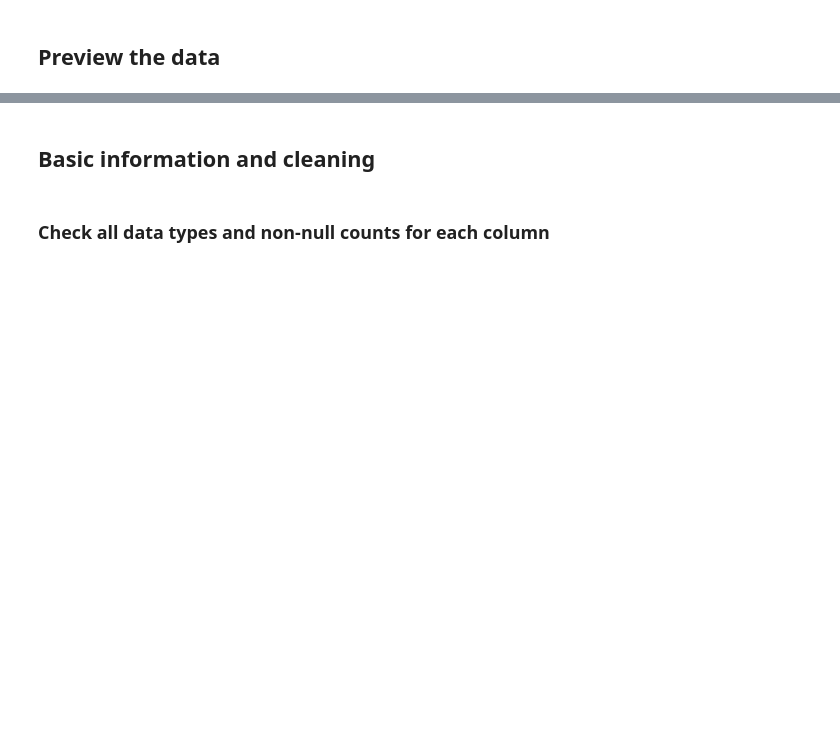
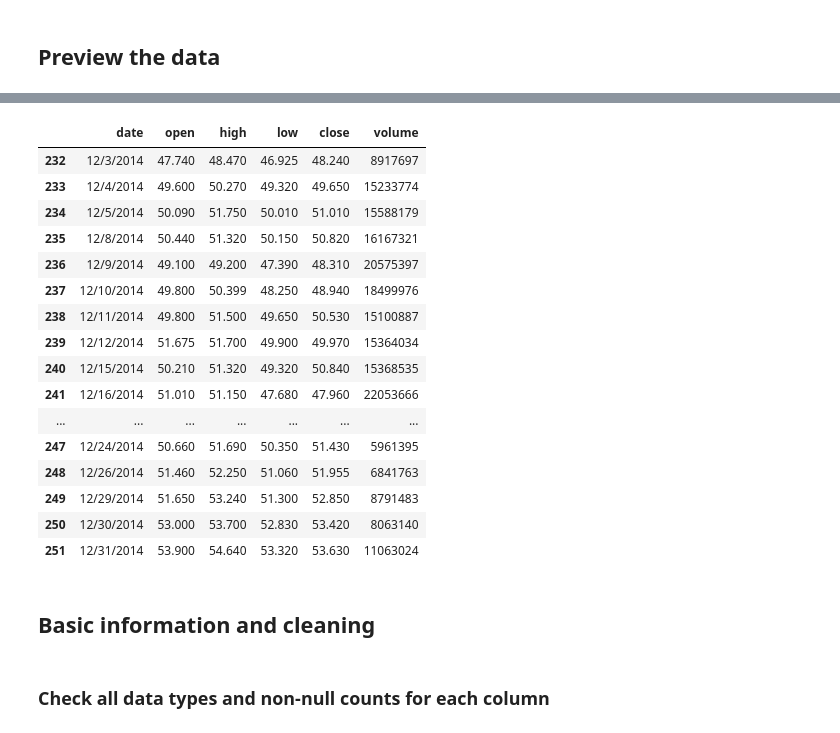
Before and after one commit to James-M-Beta/2501-PYTHON, a Jupyter notebook: demo.ipynb, the cells around one changed output, grey strips where cells are left out. Drawn from its saved outputs; the diff is of its cells as text; code cells hidden in the pictures; blank space fills up the shorter version.

```diff
--- a/demo.ipynb
+++ b/demo.ipynb
@@ -29,5 +45,5 @@ Navigate to github and find the url for the raw file on your repository.
 *    Allows you to capture the latest data without updating the entire repository.
 *    You require an internet connection.
 # %%
-# url = ''
-# df = pd.read_csv(url)
+url = 'https://raw.githubusercontent.com/James-M-Beta/2501-PYTHON/refs/heads/main/data/data.csv'
+df = pd.read_csv(url)
@@ -38,5 +84,23 @@ df
 # %%
-df.head(20)
+df.tail(20)
+# %% [output]
+|  | date | open | high | low | close | volume |
+| 232 | 12/3/2014 | 47.740 | 48.470 | 46.925 | 48.240 | 8917697 |
+| 233 | 12/4/2014 | 49.600 | 50.270 | 49.320 | 49.650 | 15233774 |
+| 234 | 12/5/2014 | 50.090 | 51.750 | 50.010 | 51.010 | 15588179 |
+| 235 | 12/8/2014 | 50.440 | 51.320 | 50.150 | 50.820 | 16167321 |
+| 236 | 12/9/2014 | 49.100 | 49.200 | 47.390 | 48.310 | 20575397 |
+| 237 | 12/10/2014 | 49.800 | 50.399 | 48.250 | 48.940 | 18499976 |
+| 238 | 12/11/2014 | 49.800 | 51.500 | 49.650 | 50.530 | 15100887 |
+| 239 | 12/12/2014 | 51.675 | 51.700 | 49.900 | 49.970 | 15364034 |
+| 240 | 12/15/2014 | 50.210 | 51.320 | 49.320 | 50.840 | 15368535 |
+| 241 | 12/16/2014 | 51.010 | 51.150 | 47.680 | 47.960 | 22053666 |
+| ... | ... | ... | ... | ... | ... | ... |
+| 247 | 12/24/2014 | 50.660 | 51.690 | 50.350 | 51.430 | 5961395 |
+| 248 | 12/26/2014 | 51.460 | 52.250 | 51.060 | 51.955 | 6841763 |
+| 249 | 12/29/2014 | 51.650 | 53.240 | 51.300 | 52.850 | 8791483 |
+| 250 | 12/30/2014 | 53.000 | 53.700 | 52.830 | 53.420 | 8063140 |
+| 251 | 12/31/2014 | 53.900 | 54.640 | 53.320 | 53.630 | 11063024 |
 # %% [markdown]
 ## Basic information and cleaning
 # %% [markdown]
```
Also changed, not shown: parts of 23 cells of this notebook, 1 other file.
